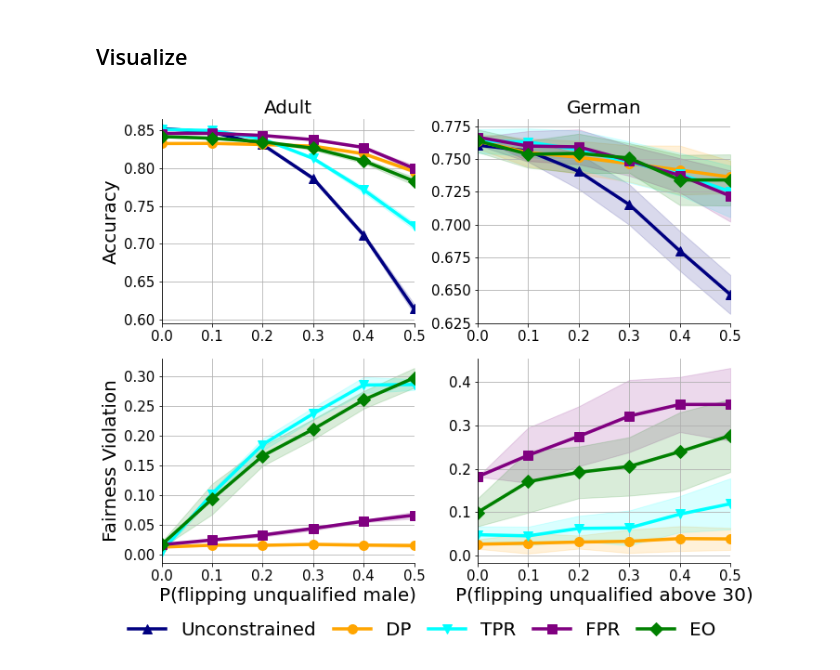
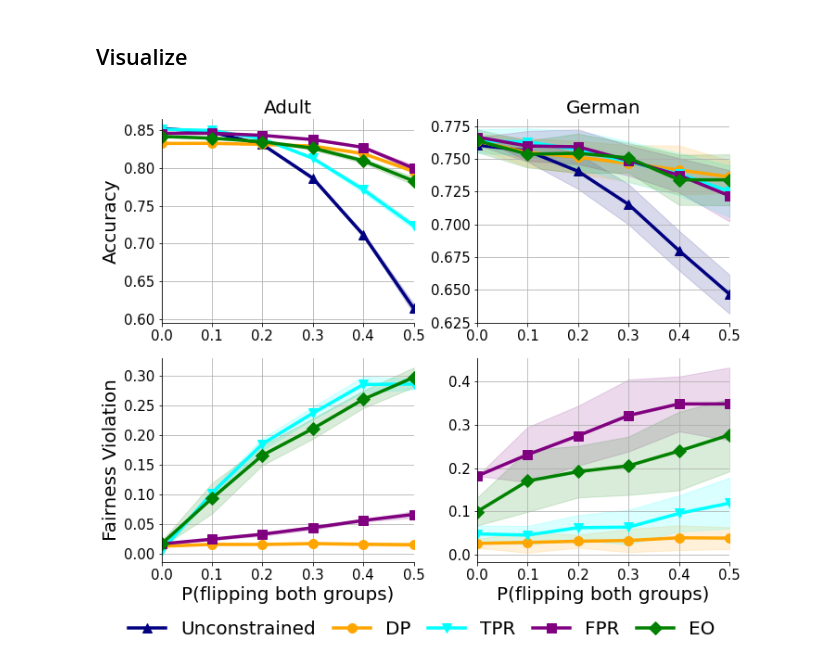
Before and after one commit to yl489/Social-Bias-Meets-Data-Bias, a Jupyter notebook: notebooks/adult_german_flip_both_plots.ipynb, the cells around one changed output. Cells and saved outputs as stored; diff of their text form; code cells hidden in the pictures.

```diff
--- a/notebooks/adult_german_flip_both_plots.ipynb
+++ b/notebooks/adult_german_flip_both_plots.ipynb
@@ -143,33 +143,33 @@ ax[1,1].plot(x, G_FPR_diff_mitigated_mu, label='FPR', color='purple', marker='s'
 ax[1,1].fill_between(x, y1=(G_FPR_diff_mitigated_mu-G_FPR_diff_mitigated_std),
     y2=(G_FPR_diff_mitigated_mu+G_FPR_diff_mitigated_std), color='purple', alpha=alpha)
 ax[1,1].plot(x, G_EO_diff_mitigated_mu, label='EO', color='green', marker='D', markersize=ms)
 ax[1,1].fill_between(x, y1=(G_EO_diff_mitigated_mu-G_EO_diff_mitigated_std),
     y2=(G_EO_diff_mitigated_mu+G_EO_diff_mitigated_std), color='green', alpha=alpha)
 
 ax[0,0].spines['right'].set_visible(False)
 ax[0,0].spines['top'].set_visible(False)
 ax[1,0].spines['right'].set_visible(False)
 ax[1,0].spines['top'].set_visible(False)
 ax[0,1].spines['right'].set_visible(False)
 ax[0,1].spines['top'].set_visible(False)
 ax[1,1].spines['right'].set_visible(False)
 ax[1,1].spines['top'].set_visible(False)
 ax[0,0].set_xlim(0,0.5)
 ax[0,0].grid()
 ax[1,0].set_xlim(0,0.5)
 ax[1,0].grid()
 ax[0,1].set_xlim(0,0.5)
 ax[0,1].grid()
 ax[1,1].set_xlim(0,0.5)
 ax[1,1].grid()
 ax[0,0].set_title('Adult', fontsize=fs)
 ax[0,1].set_title('German', fontsize=fs)
 ax[0,0].set_ylabel('Accuracy', fontsize=fs)
 ax[1,0].set_ylabel('Fairness Violation', fontsize=fs)
-ax[1,0].set_xlabel('P(flipping unqualified male)', fontsize=fs)
-ax[1,1].set_xlabel('P(flipping unqualified above 30)', fontsize=fs)
+ax[1,0].set_xlabel('P(flipping both groups)', fontsize=fs)
+ax[1,1].set_xlabel('P(flipping both groups)', fontsize=fs)
 fig.legend(bbox_to_anchor=(0.05,-0.05,0.9,0.2), loc="lower left",
     mode="expand", borderaxespad=0, ncol=5,frameon=False, fontsize=fs)
 plt.tight_layout()
 # %% [output]
-[figure, old version]
+[figure, new version]
```
Also changed, not shown: 1 other file.
